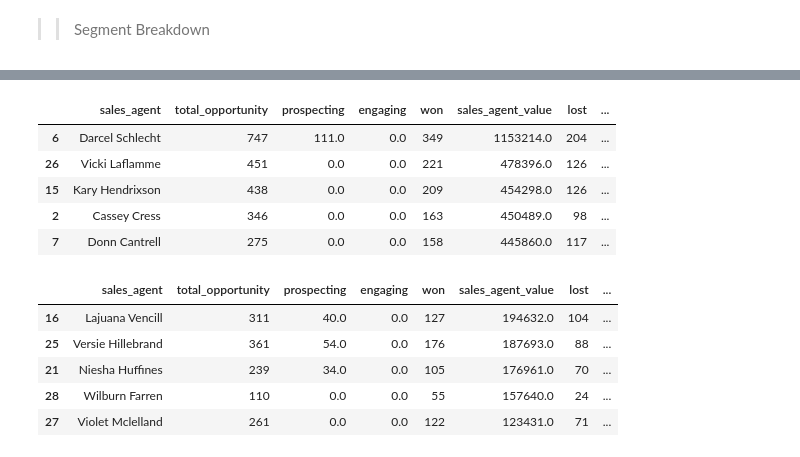
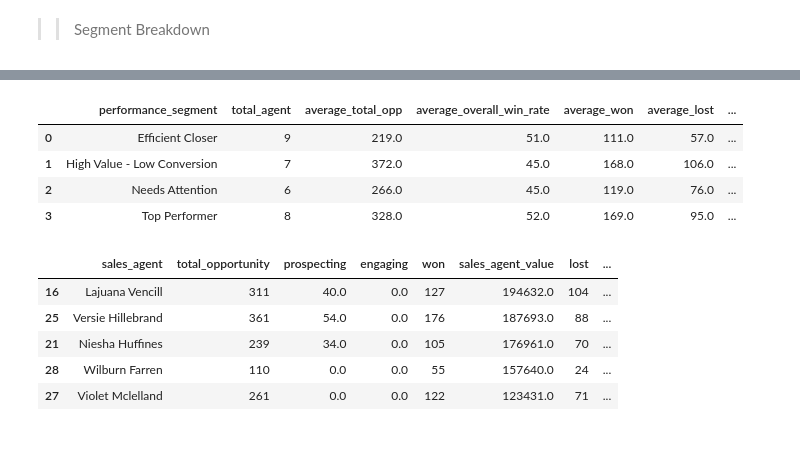
Before and after one commit to hlmtssilvia/B2B_Hardware_Sales_Performance_Analysis, a Jupyter notebook: agents_performance.ipynb, the cells around one changed output, grey strips where cells are left out. Cells and saved outputs as stored; diff of their text form; code cells hidden in the pictures.

```diff
--- a/agents_performance.ipynb
+++ b/agents_performance.ipynb
@@ -427,10 +463,10 @@ df_agent_regional_office
-# %%
-df_sales_agents_summary.sort_values(['sales_agent_value','avg_duration_to_win','overall_win_rate','lost'],ascending=[False,True,False,True]).head(5)
-# %% [output]
-|  | sales_agent | total_opportunity | prospecting | engaging | won | sales_agent_value | lost | ... |
-| 6 | Darcel Schlecht | 747 | 111.0 | 0.0 | 349 | 1153214.0 | 204 | ... |
-| 26 | Vicki Laflamme | 451 | 0.0 | 0.0 | 221 | 478396.0 | 126 | ... |
-| 15 | Kary Hendrixson | 438 | 0.0 | 0.0 | 209 | 454298.0 | 126 | ... |
-| 2 | Cassey Cress | 346 | 0.0 | 0.0 | 163 | 450489.0 | 98 | ... |
-| 7 | Donn Cantrell | 275 | 0.0 | 0.0 | 158 | 445860.0 | 117 | ... |
+# %%
+df_performance_segment_bd = segment_breakdown(df_summary,'performance_segment')
+df_performance_segment_bd
+# %% [output]
+|  | performance_segment | total_agent | average_total_opp | average_overall_win_rate | average_won | average_lost | ... |
+| 0 | Efficient Closer | 9 | 219.0 | 51.0 | 111.0 | 57.0 | ... |
+| 1 | High Value - Low Conversion | 7 | 372.0 | 45.0 | 168.0 | 106.0 | ... |
+| 2 | Needs Attention | 6 | 266.0 | 45.0 | 119.0 | 76.0 | ... |
+| 3 | Top Performer | 8 | 328.0 | 52.0 | 169.0 | 95.0 | ... |
 # %%
```
Also changed, not shown: parts of 5 cells of this notebook, 2 other files.
